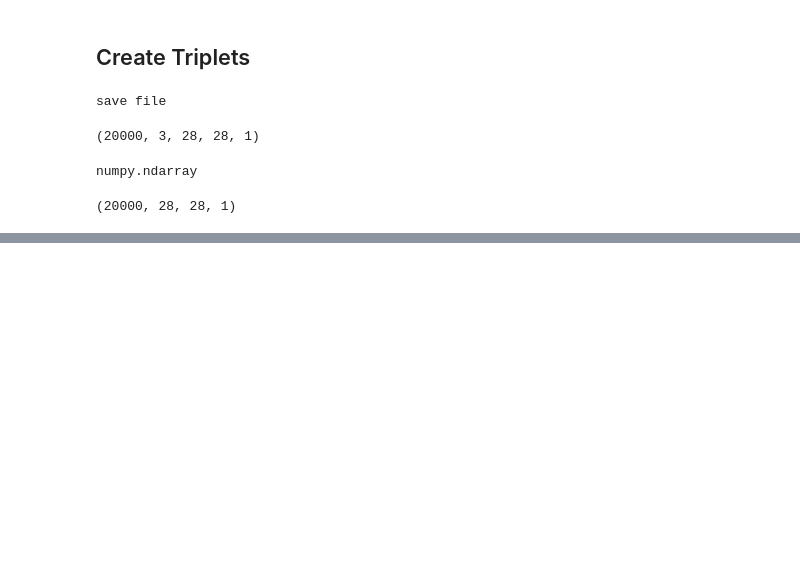
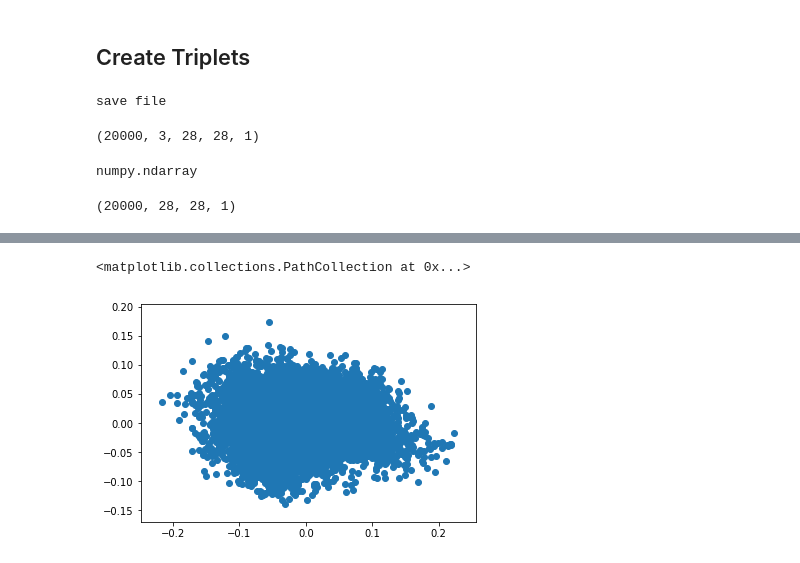
Before and after one commit to zukakosan/tripletNet, a Jupyter notebook: mnisTriplet.ipynb, the cells around one changed output, grey strips where cells are left out. Cells and saved outputs as stored; diff of their text form; code cells hidden in the pictures; blank space fills up the shorter version.

```diff
--- a/mnisTriplet.ipynb
+++ b/mnisTriplet.ipynb
@@ -276,0 +290,10 @@ plt.imshow(X_train[4].reshape(imwidth,imheight))
+# %%
+from sklearn.decomposition import PCA
+pca = PCA(n_components=2)
+pca.fit(emb_vecs)
+transformed = pca.fit_transform(emb_vecs)
+# %%
+plt.scatter(transformed[:, 0], transformed[:, 1])
+# %% [output]
+<matplotlib.collections.PathCollection at 0x...>
+[figure, added]
```
Also changed, not shown: parts of 8 cells of this notebook, 1 other file.
